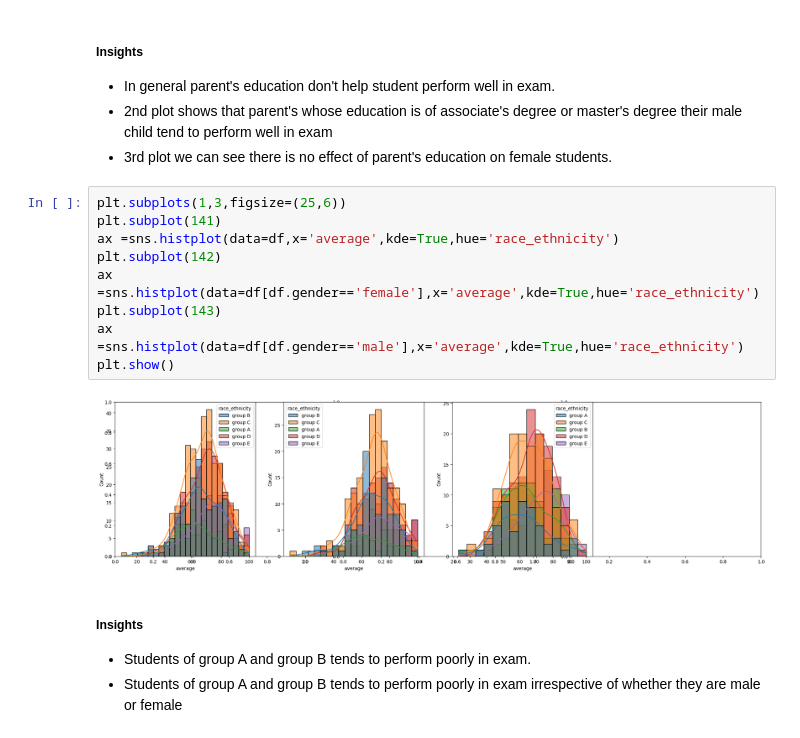
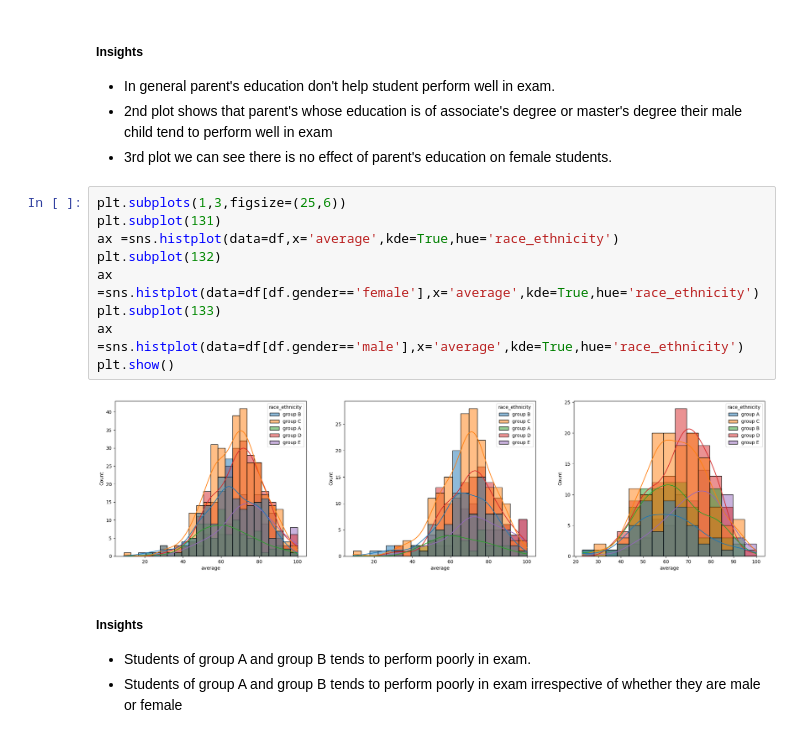
Before and after one commit to Seraph-2000/MLproj, a Jupyter notebook: notebook/1 . EDA STUDENT PERFORMANCE .ipynb, the cells around one changed output. Saved outputs shown, nothing was run; the diff lists cells and outputs as text.

```diff
--- a/notebook/1 . EDA STUDENT PERFORMANCE .ipynb
+++ b/notebook/1 . EDA STUDENT PERFORMANCE .ipynb
@@ -301,15 +301,15 @@ plt.show()
 - 3rd plot we can see there is no effect of parent's education on female students.
 # %%
 plt.subplots(1,3,figsize=(25,6))
-plt.subplot(141)
+plt.subplot(131)
 ax =sns.histplot(data=df,x='average',kde=True,hue='race_ethnicity')
-plt.subplot(142)
+plt.subplot(132)
 ax =sns.histplot(data=df[df.gender=='female'],x='average',kde=True,hue='race_ethnicity')
-plt.subplot(143)
+plt.subplot(133)
 ax =sns.histplot(data=df[df.gender=='male'],x='average',kde=True,hue='race_ethnicity')
 plt.show()
 # %% [output]
-[figure, old version]
+[figure, new version]
 # %% [markdown]
 #####  Insights
 - Students of group A and group B tends to perform poorly in exam.
```
Also changed, not shown: parts of 7 cells of this notebook.
